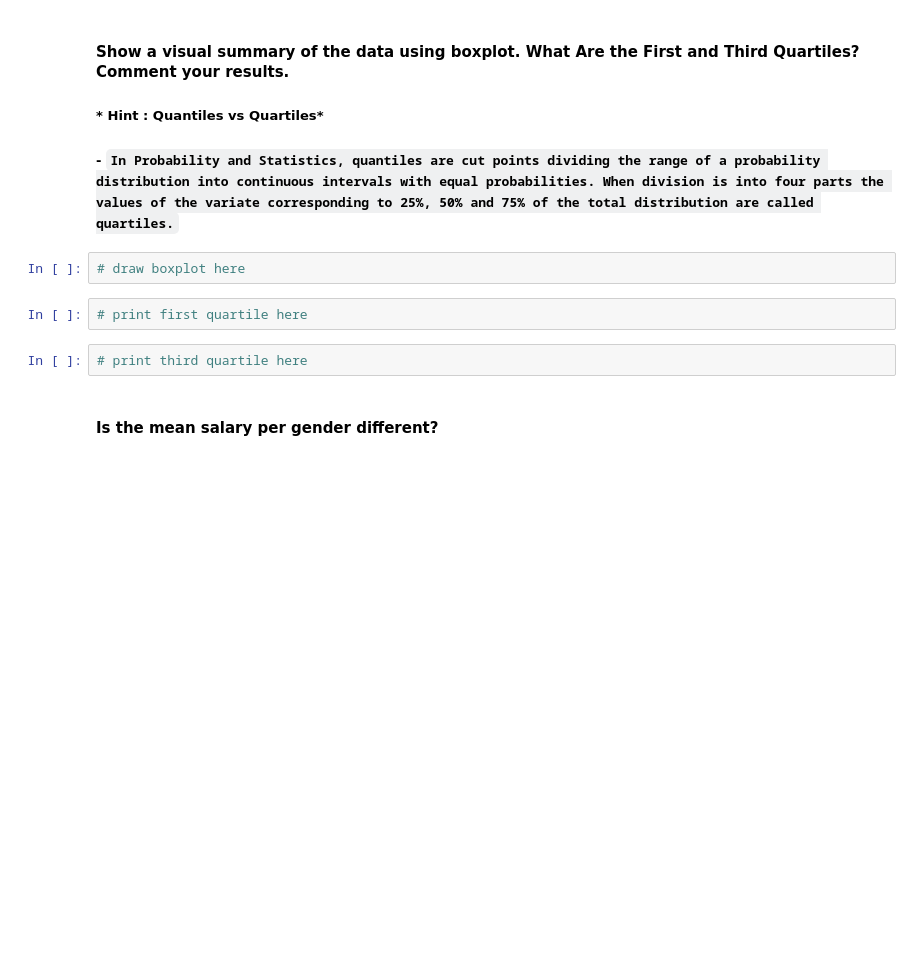
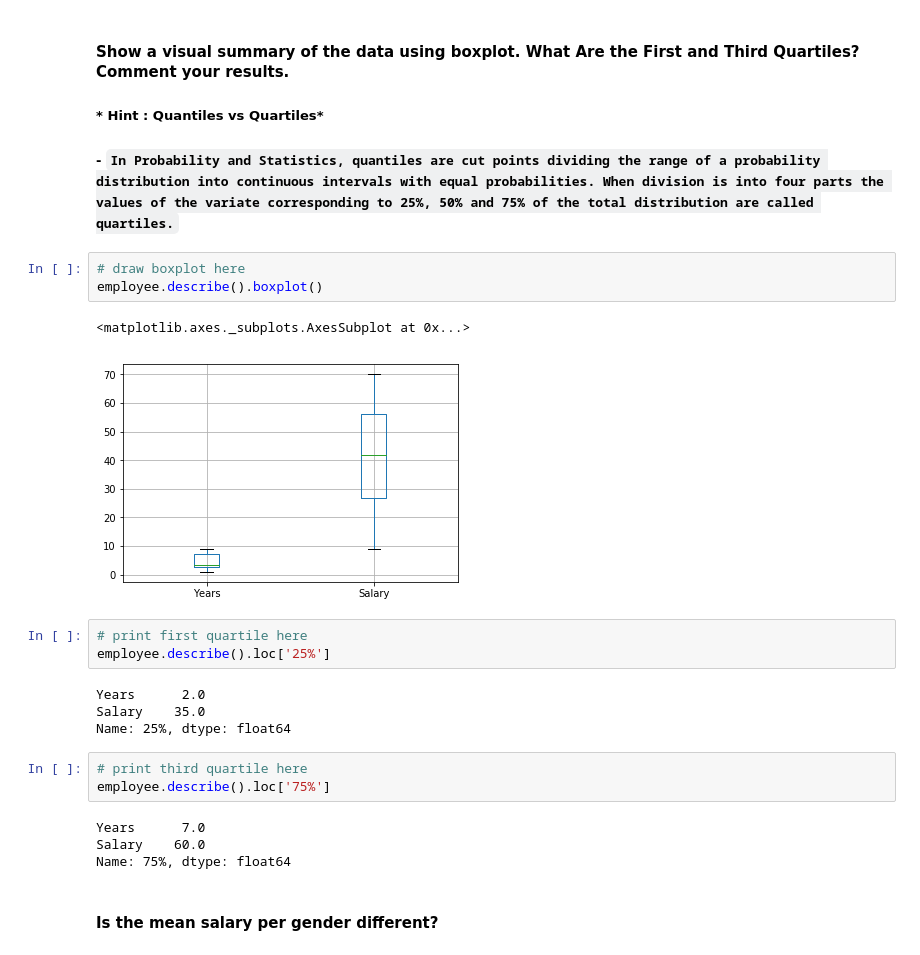
Before and after one commit to ironhack-datalabs/mad-oct-2018, a Jupyter notebook: module-2/lab-subsetting-and-descriptive-stats/your-code/main.ipynb, the cells around one changed output. Saved outputs shown, nothing was run; the diff lists cells and outputs as text; blank space fills up the shorter version.

```diff
--- a/module-2/lab-subsetting-and-descriptive-stats/your-code/main.ipynb
+++ b/module-2/lab-subsetting-and-descriptive-stats/your-code/main.ipynb
@@ -284,10 +284,24 @@ employee.groupby('Title').agg({'Salary':'mean'})
 ##### - `In Probability and Statistics, quantiles are cut points dividing the range of a probability distribution into continuous intervals with equal probabilities. When division is into four parts the values of the variate corresponding to 25%, 50% and 75% of the total distribution are called quartiles.`
 # %%
 # draw boxplot here
+employee.describe().boxplot()
+# %% [output]
+<matplotlib.axes._subplots.AxesSubplot at 0x...>
+[figure, added]
 # %%
 # print first quartile here
+employee.describe().loc['25%']
+# %% [output]
+Years      2.0
+Salary    35.0
+Name: 25%, dtype: float64
 # %%
 # print third quartile here
+employee.describe().loc['75%']
+# %% [output]
+Years      7.0
+Salary    60.0
+Name: 75%, dtype: float64
 # %% [markdown]
 #### Is the mean salary per gender different?
 # %%
```
Also changed, not shown: parts of 29 cells of this notebook, 1 other file.
